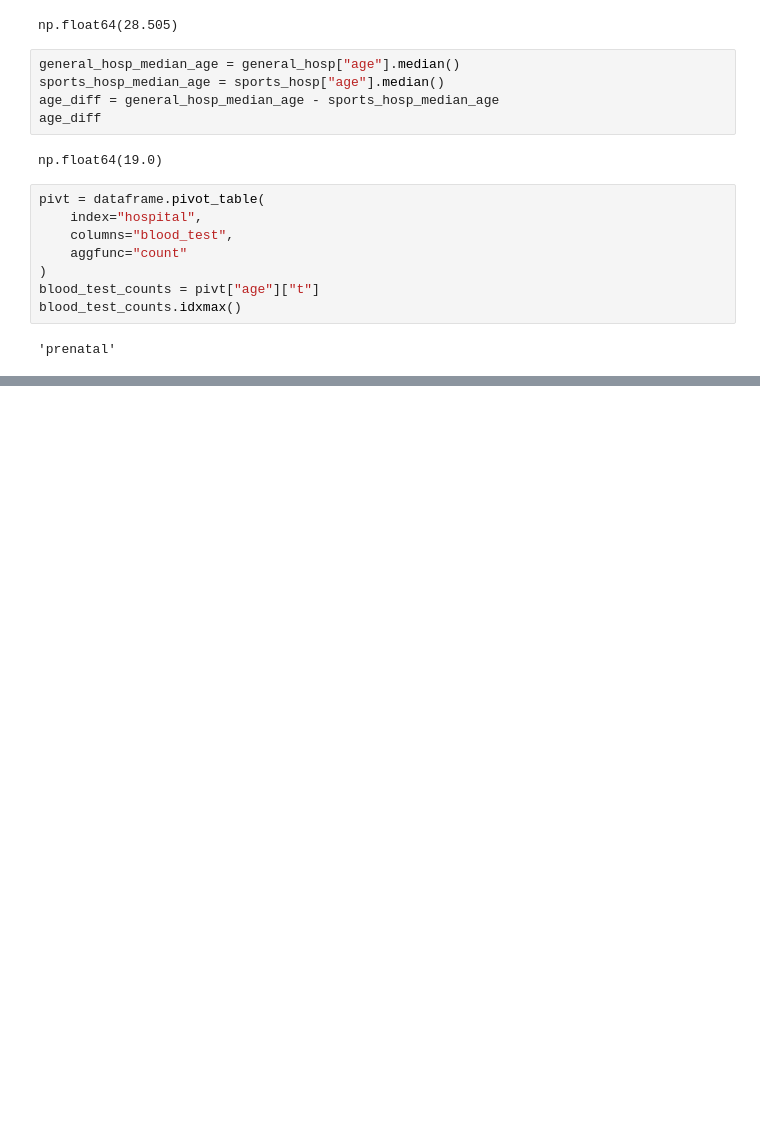
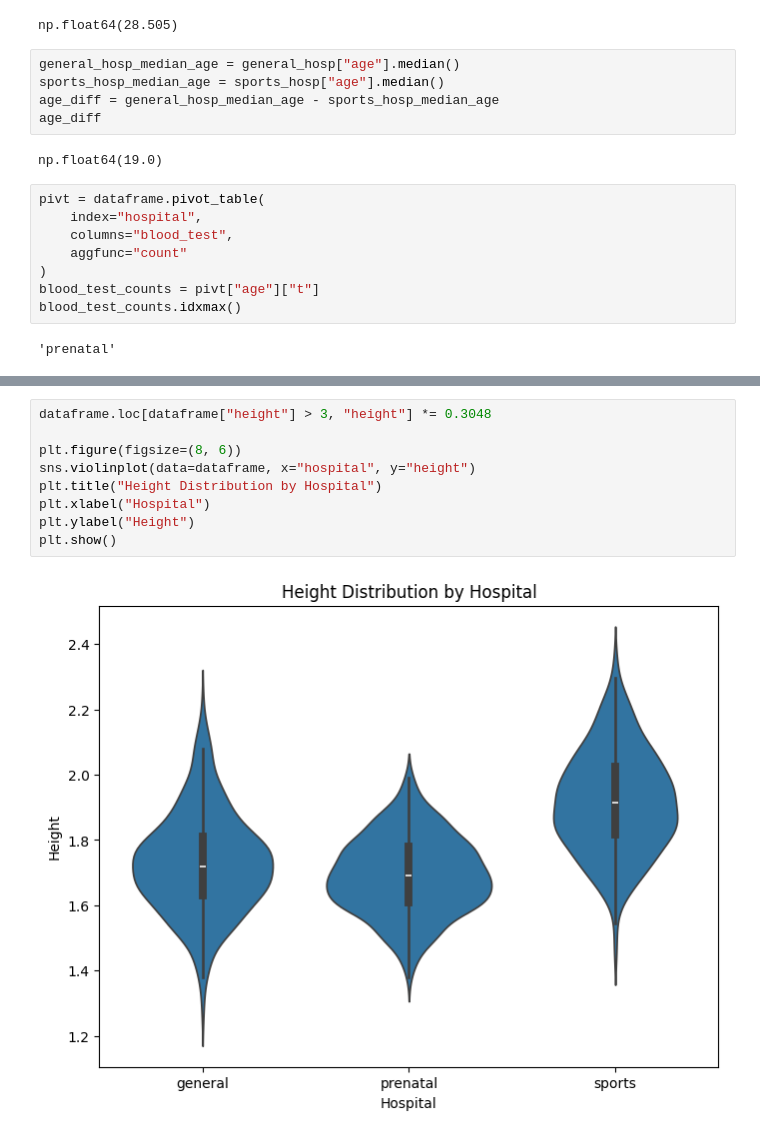
Before and after one commit to mybodygurd/Data-Analysis, a Jupyter notebook: Data-Analysis-for-Hospitals/NoteBook.ipynb, the cells around one changed output, grey strips where cells are left out. Cells and saved outputs as stored; diff of their text form; blank space fills up the shorter version.

```diff
--- a/Data-Analysis-for-Hospitals/NoteBook.ipynb
+++ b/Data-Analysis-for-Hospitals/NoteBook.ipynb
@@ -268,0 +309,11 @@ blood_test_counts.idxmax()
+# %%
+dataframe.loc[dataframe["height"] > 3, "height"] *= 0.3048
+
+plt.figure(figsize=(8, 6))
+sns.violinplot(data=dataframe, x="hospital", y="height")
+plt.title("Height Distribution by Hospital")
+plt.xlabel("Hospital")
+plt.ylabel("Height")
+plt.show()
+# %% [output]
+[figure, added]
```
Also changed, not shown: parts of 4 cells of this notebook.
